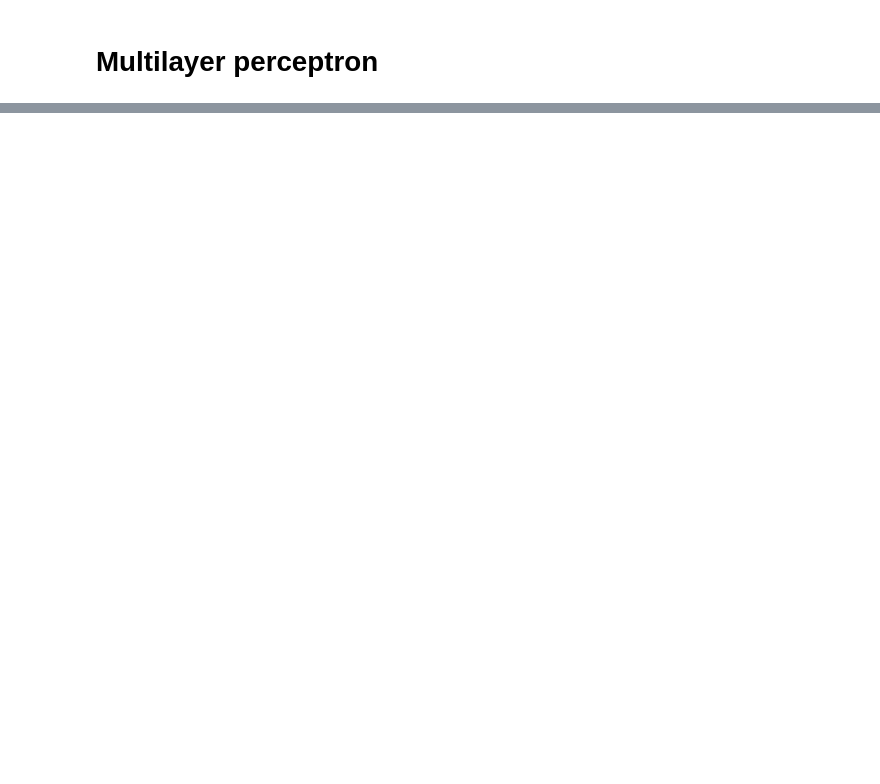
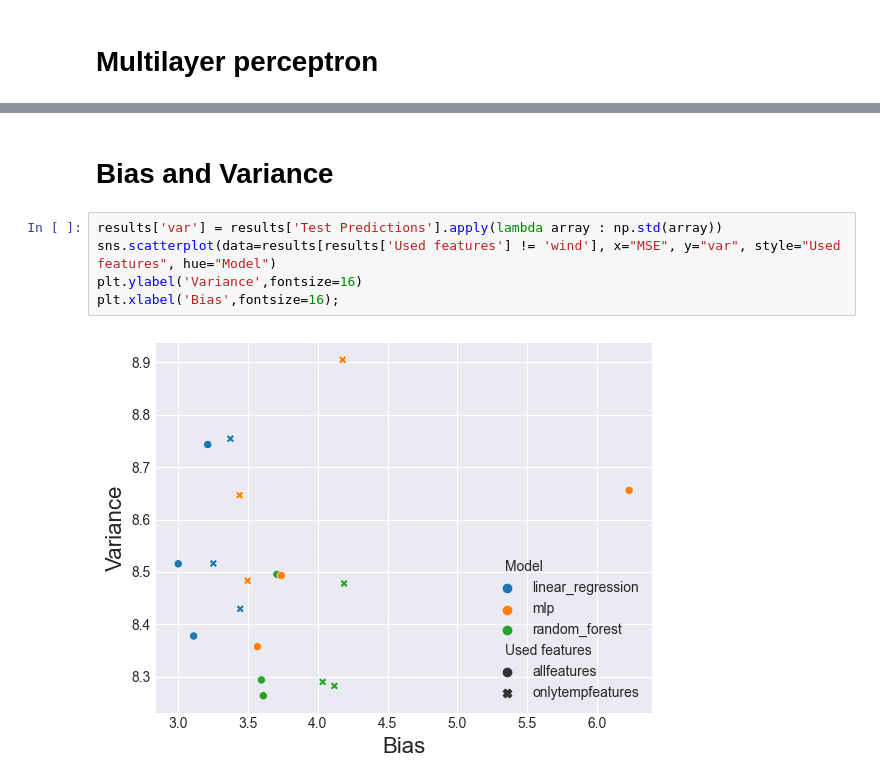
Before and after one commit to qwerty6601/Weather_Prediction_DS, a Jupyter notebook: evaluate_models.ipynb, the cells around one changed output, grey strips where cells are left out. Saved outputs shown, nothing was run; the diff lists cells and outputs as text; blank space fills up the shorter version.

```diff
--- a/evaluate_models.ipynb
+++ b/evaluate_models.ipynb
@@ -131,0 +136,9 @@ show_predictions('mlp')
+# %% [markdown]
+# Bias and Variance
+# %%
+results['var'] = results['Test Predictions'].apply(lambda array : np.std(array))
+sns.scatterplot(data=results[results['Used features'] != 'wind'], x="MSE", y="var", style="Used features", hue="Model")
+plt.ylabel('Variance',fontsize=16)
+plt.xlabel('Bias',fontsize=16);
+# %% [output]
+[figure, added]
```
Also changed, not shown: parts of 10 cells of this notebook.
